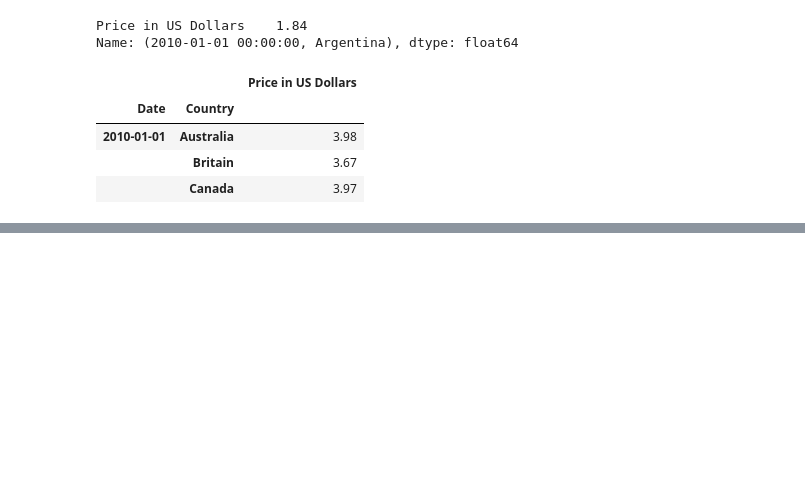
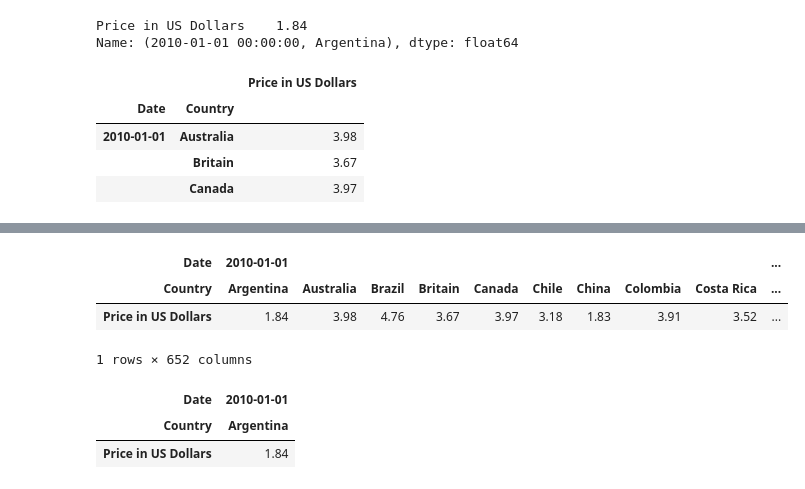
Before and after one commit to jack-cao-623/python_learning, a Jupyter notebook: pandas_multiindex.ipynb, the cells around one changed output, grey strips where cells are left out. Cells and saved outputs as stored; diff of their text form; code cells hidden in the pictures; blank space fills up the shorter version.

```diff
--- a/pandas_multiindex.ipynb
+++ b/pandas_multiindex.ipynb
@@ -617,0 +619,9 @@ bigmac.iloc[[1, 3, 4]]
+# %%
+# load data
+bigmac = pd.read_csv(
+    'https://raw.githubusercontent.com/jack-cao-623/python_learning/main/pandas/bigmac.csv',
+    parse_dates = ['Date'],            # must be a list
+    index_col = ['Date', 'Country']
+).sort_index()
+
+bigmac
@@ -617,0 +643,12 @@ bigmac.iloc[[1, 3, 4]]
+# %%
+# above, multi-index rows, single index column
+# transpose this: rows become columns and columns become rows
+# so multi-index columns, and a single row
+bigmac.transpose()
+
+# 1 row, 652 columns
+# %% [output]
+| Date | 2010-01-01 |  |  |  |  |  |  |  |  | ... |
+| Country | Argentina | Australia | Brazil | Britain | Canada | Chile | China | Colombia | Costa Rica | ... |
+| Price in US Dollars | 1.84 | 3.98 | 4.76 | 3.67 | 3.97 | 3.18 | 1.83 | 3.91 | 3.52 | ... |
+1 rows × 652 columns
@@ -617,0 +657,11 @@ bigmac.iloc[[1, 3, 4]]
+# %%
+# extract big mac price in Argentina on Jan 1, 2010
+(
+    bigmac
+      .transpose()
+      .loc[('Price in US Dollars',), ('2010-01-01', 'Argentina')]  # first argument is ('Price in US Dollars',) which is a tuple
+)
+# %% [output]
+| Date | 2010-01-01 |
+| Country | Argentina |
+| Price in US Dollars | 1.84 |
```
Also changed, not shown: parts of 11 cells of this notebook.
